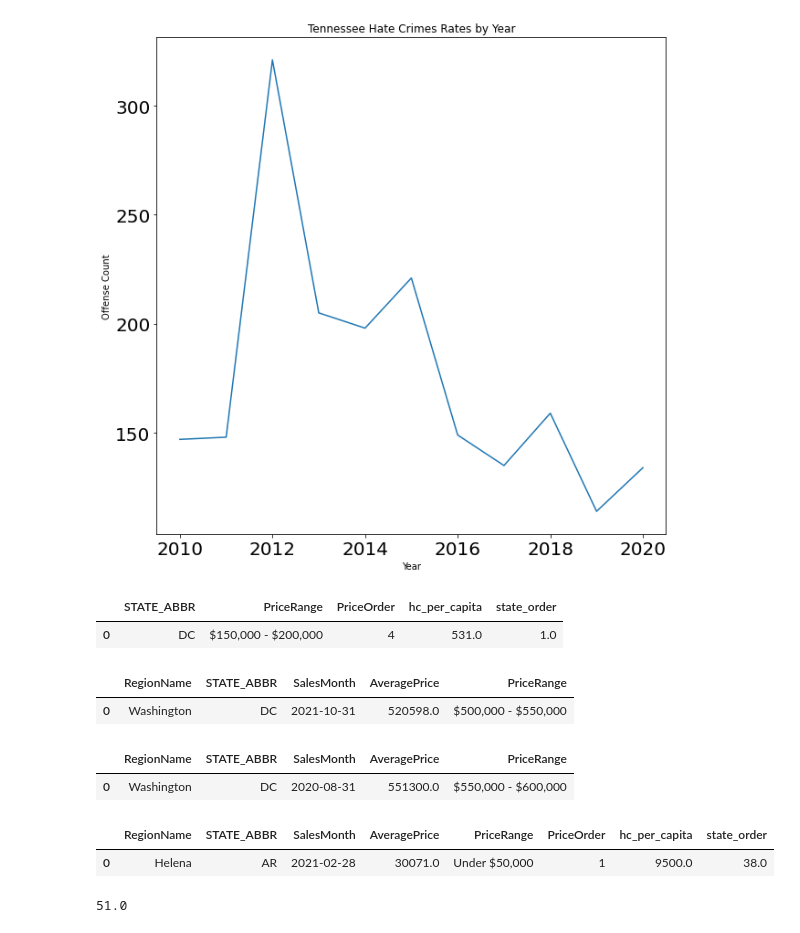
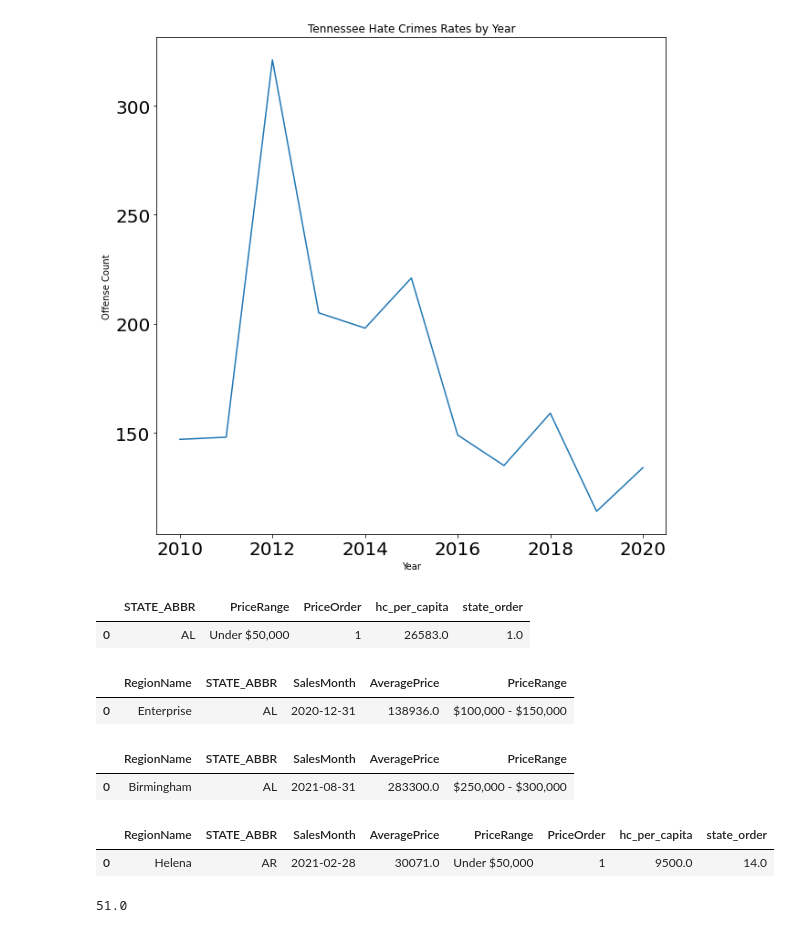
Before and after one commit to ajdoyle8/NSS_DDA5_Capstone, a Jupyter notebook: Notebook/initial_data_explore.ipynb, the cells around one changed output. Cells and saved outputs as stored; diff of their text form; code cells hidden in the pictures.

```diff
--- a/Notebook/initial_data_explore.ipynb
+++ b/Notebook/initial_data_explore.ipynb
@@ -1078,6 +1078,12 @@ state_price
 # this ordering doesn't look right. going to pull in hc_per_capita from count_pop
 per_cap = count_pop[['STATE_ABBR', 'hc_per_capita']]
 per_cap['state_order'] = per_cap['hc_per_capita'].rank(ascending = True)
+#per_capita state order is running the oppposite direction to what is needed, let's fix that here
+per_cap['state_order_2'] = per_cap['state_order'].rank(ascending = False)
+per_cap = per_cap.drop(columns = 'state_order')
+per_cap = per_cap.rename(columns = {'state_order_2' : 'state_order'})
+per_cap = per_cap.sort_values(by = 'state_order', ascending = True)
+#now merge
 state_price = state_price.merge(per_cap, on = 'STATE_ABBR', how = 'inner')
 state_price = state_price.sort_values(['state_order', 'PriceOrder'], ascending = True)
 state_price = state_price.reset_index(drop = True)
@@ -1148,0 +1195,3 @@ hvi_melt.head(1)
+# %%
+state_price = state_price.drop_duplicates()
+state_price.head()
@@ -1280,19 +1336,19 @@ TN_hc_rate.plot.line(x = 'DATA_YEAR', y = 'OFFENSE_COUNT', xlabel = 'Year', ylab
 state_price.head(1)
 # %% [output]
 |  | STATE_ABBR | PriceRange | PriceOrder | hc_per_capita | state_order |
-| 0 | DC | $150,000 - $200,000 | 4 | 531.0 | 1.0 |
+| 0 | AL | Under $50,000 | 1 | 26583.0 | 1.0 |
 # %%
 #now find average HVI and LSP in state with lowest average price
 #first subset to just get since data with salesmonth since 2020
 hvi_2020 = hvi_melt[hvi_melt['SalesMonth'] >= '2020-01-01'].reset_index(drop = True)
 lsp_2020 = lsp_melt[lsp_melt['SalesMonth'] >= '2020-01-01'].reset_index(drop = True)
-safest = count_pop.head(1)
+safest = state_price.head(1)
 safest = safest['STATE_ABBR'].to_list()
 safest_hvi = hvi_2020[hvi_2020['STATE_ABBR'].isin(safest)].head(1).reset_index(drop = True)
 safest_hvi
 # %% [output]
 |  | RegionName | STATE_ABBR | SalesMonth | AveragePrice | PriceRange |
-| 0 | Washington | DC | 2021-10-31 | 520598.0 | $500,000 - $550,000 |
+| 0 | Enterprise | AL | 2020-12-31 | 138936.0 | $100,000 - $150,000 |
 # %%
 #do the same for lsp
 
@@ -1300,7 +1356,7 @@ safest_lsp = lsp_2020[lsp_2020['STATE_ABBR'].isin(safest)].head(1).reset_index(d
 safest_lsp
 # %% [output]
 |  | RegionName | STATE_ABBR | SalesMonth | AveragePrice | PriceRange |
-| 0 | Washington | DC | 2020-08-31 | 551300.0 | $550,000 - $600,000 |
+| 0 | Birmingham | AL | 2021-08-31 | 283300.0 | $250,000 - $300,000 |
 # %%
 #now lets find how safe the state with the lowest price is
 cheapest = hvi_2020[hvi_2020['AveragePrice'] == hvi_2020.AveragePrice.min()]
@@ -1310,7 +1366,7 @@ cheapest_safe_cost = cheapest.merge(cheapest_safety, on = ['STATE_ABBR', 'PriceR
 cheapest_safe_cost
 # %% [output]
 |  | RegionName | STATE_ABBR | SalesMonth | AveragePrice | PriceRange | PriceOrder | hc_per_capita | state_order |
-| 0 | Helena | AR | 2021-02-28 | 30071.0 | Under $50,000 | 1 | 9500.0 | 38.0 |
+| 0 | Helena | AR | 2021-02-28 | 30071.0 | Under $50,000 | 1 | 9500.0 | 14.0 |
 # %%
 state_price.state_order.max()
 # %% [output]
```
Also changed, not shown: parts of 7 cells of this notebook, 1 other file.
